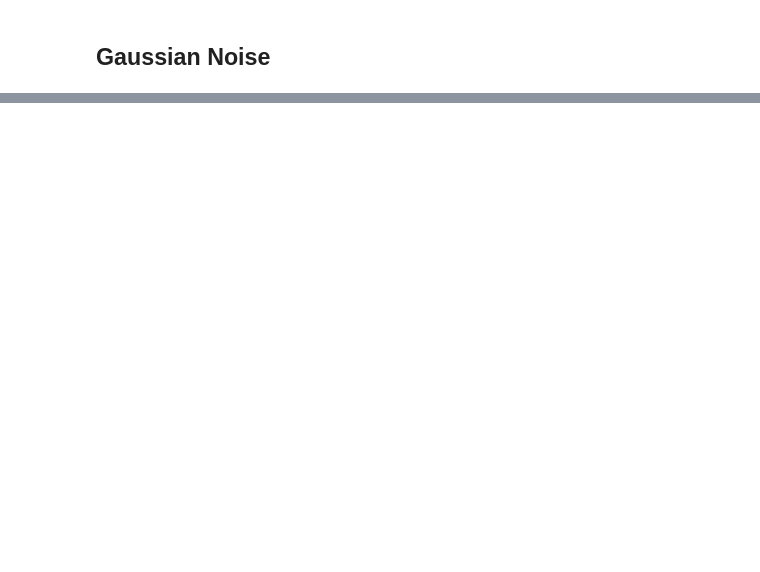
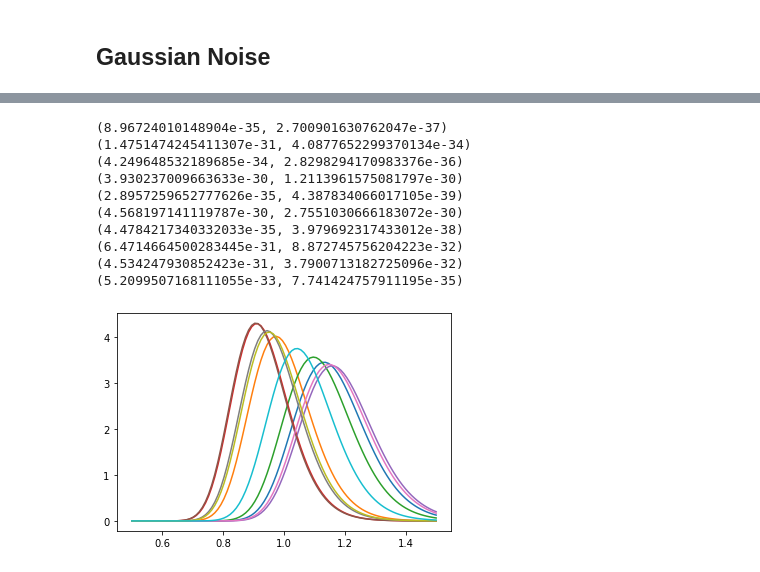
Before and after one commit to drgreen/COGS18_22, a Jupyter notebook: Topic 6a Bayes' Theorem and Error bars.ipynb, the cells around one changed output, grey strips where cells are left out. Drawn from its saved outputs; the diff is of its cells as text; code cells hidden in the pictures; blank space fills up the shorter version.

```diff
--- a/Topic 6a Bayes' Theorem and Error bars.ipynb
+++ b/Topic 6a Bayes' Theorem and Error bars.ipynb
@@ -106,0 +133,26 @@ The noise is drawn from a Gaussian distribution with a standard deviation $\sigm
+# %%
+ni=np.random.randn(30)
+# %%
+def chi_data(s,n_in):
+    noise2=(n_in**2).sum()
+    N=len(n_in)
+    const=integrate.quad(lambda x:np.exp(-noise2/(2*x**2))/(np.sqrt(2*np.pi*x**2)**(N)),0.2,2,limit=10000)
+    print(const)
+    return np.exp(-noise2/(2*s**2))/(np.sqrt(2*np.pi*s**2)**(N))/const[0]
+# %%
+for i in range(10):
+    ni=np.random.randn(50)
+    plt.plot(s,chi_data(s,ni))
+plt.show()
+# %% [output]
+(8.96724010148904e-35, 2.700901630762047e-37)
+(1.4751474245411307e-31, 4.0877652299370134e-34)
+(4.249648532189685e-34, 2.8298294170983376e-36)
+(3.930237009663633e-30, 1.2113961575081797e-30)
+(2.8957259652777626e-35, 4.387834066017105e-39)
+(4.568197141119787e-30, 2.7551030666183072e-30)
+(4.4784217340332033e-35, 3.979692317433012e-38)
+(6.4714664500283445e-31, 8.872745756204223e-32)
+(4.534247930852423e-31, 3.7900713182725096e-32)
+(5.2099507168111055e-33, 7.741424757911195e-35)
+[figure, added]
```
Also changed, not shown: parts of 19 cells of this notebook.
